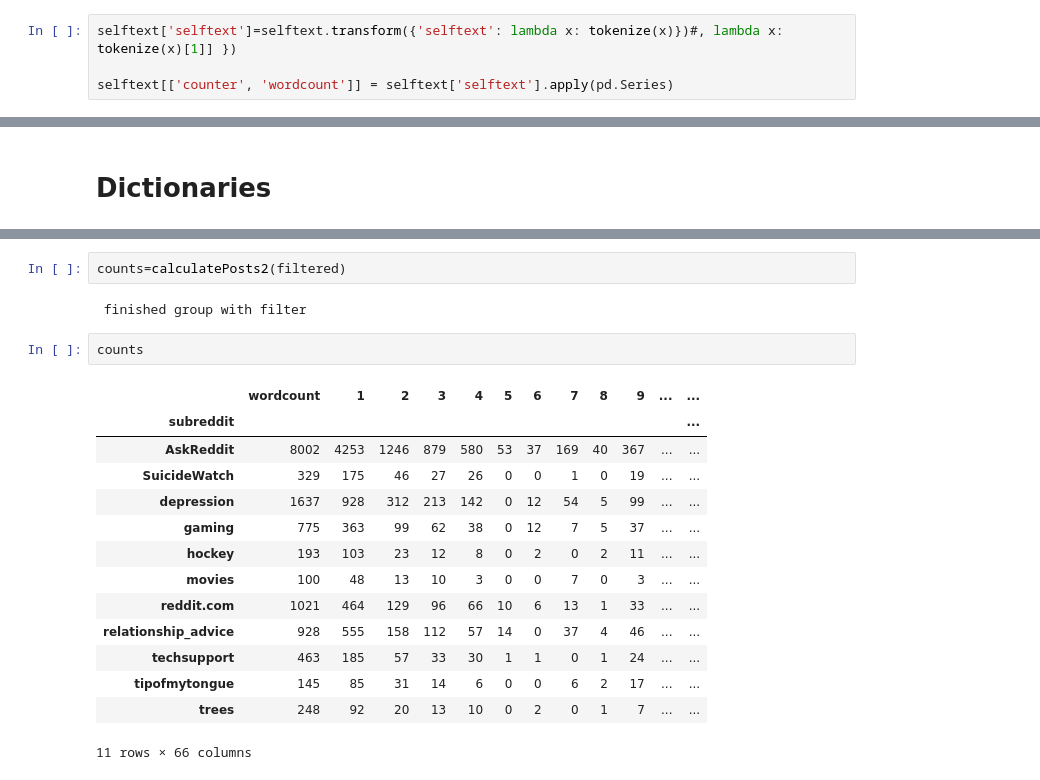
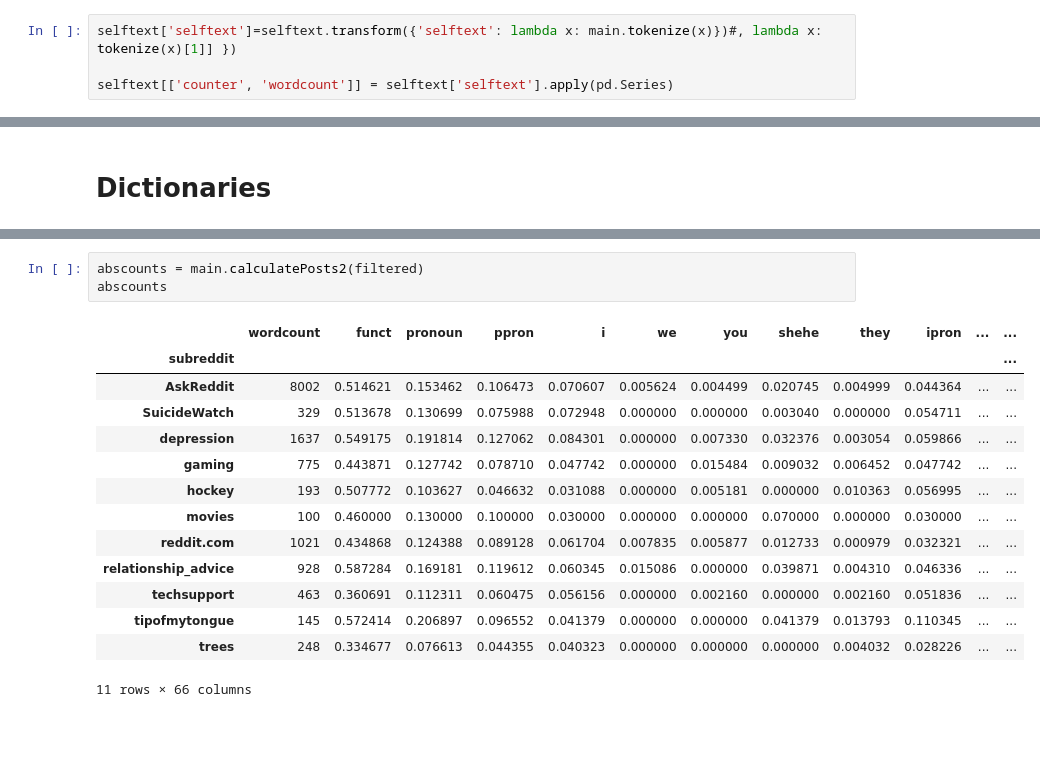
Before and after one commit to KChalk/RedditBasics, a Jupyter notebook: sequential/main.ipynb, the cells around one changed output, grey strips where cells are left out. Saved outputs shown, nothing was run; the diff lists cells and outputs as text; blank space fills up the shorter version.

```diff
--- a/sequential/main.ipynb
+++ b/sequential/main.ipynb
@@ -57,5 +65,5 @@ selftext= alldata[alldata['is_self']] 	\
 # %%
-selftext['selftext']=selftext.transform({'selftext': lambda x: tokenize(x)})#, lambda x: tokenize(x)[1]] })
+selftext['selftext']=selftext.transform({'selftext': lambda x: main.tokenize(x)})#, lambda x: tokenize(x)[1]] })
 
 selftext[['counter', 'wordcount']] = selftext['selftext'].apply(pd.Series)
 # %%
@@ -164,21 +101,18 @@ DICTIONARIES=getdicts("LIWC2007_updated.dic")
 # %%
-counts=calculatePosts2(filtered)
+abscounts = main.calculatePosts2(filtered)
+abscounts
 # %% [output]
+|  | wordcount | funct | pronoun | ppron | i | we | you | shehe | they | ipron | ... | ... |
+| subreddit |  |  |  |  |  |  |  |  |  |  |  | ... |
+| AskReddit | 8002 | 0.514621 | 0.153462 | 0.106473 | 0.070607 | 0.005624 | 0.004499 | 0.020745 | 0.004999 | 0.044364 | ... | ... |
+| SuicideWatch | 329 | 0.513678 | 0.130699 | 0.075988 | 0.072948 | 0.000000 | 0.000000 | 0.003040 | 0.000000 | 0.054711 | ... | ... |
+| depression | 1637 | 0.549175 | 0.191814 | 0.127062 | 0.084301 | 0.000000 | 0.007330 | 0.032376 | 0.003054 | 0.059866 | ... | ... |
+| gaming | 775 | 0.443871 | 0.127742 | 0.078710 | 0.047742 | 0.000000 | 0.015484 | 0.009032 | 0.006452 | 0.047742 | ... | ... |
+| hockey | 193 | 0.507772 | 0.103627 | 0.046632 | 0.031088 | 0.000000 | 0.005181 | 0.000000 | 0.010363 | 0.056995 | ... | ... |
+| movies | 100 | 0.460000 | 0.130000 | 0.100000 | 0.030000 | 0.000000 | 0.000000 | 0.070000 | 0.000000 | 0.030000 | ... | ... |
+| reddit.com | 1021 | 0.434868 | 0.124388 | 0.089128 | 0.061704 | 0.007835 | 0.005877 | 0.012733 | 0.000979 | 0.032321 | ... | ... |
+| relationship_advice | 928 | 0.587284 | 0.169181 | 0.119612 | 0.060345 | 0.015086 | 0.000000 | 0.039871 | 0.004310 | 0.046336 | ... | ... |
+| techsupport | 463 | 0.360691 | 0.112311 | 0.060475 | 0.056156 | 0.000000 | 0.002160 | 0.000000 | 0.002160 | 0.051836 | ... | ... |
+| tipofmytongue | 145 | 0.572414 | 0.206897 | 0.096552 | 0.041379 | 0.000000 | 0.000000 | 0.041379 | 0.013793 | 0.110345 | ... | ... |
+| trees | 248 | 0.334677 | 0.076613 | 0.044355 | 0.040323 | 0.000000 | 0.000000 | 0.000000 | 0.004032 | 0.028226 | ... | ... |
- finished group with filter
+11 rows × 66 columns
-# %%
-counts
-# %% [output]
-|  | wordcount | 1 | 2 | 3 | 4 | 5 | 6 | 7 | 8 | 9 | ... | ... |
-| subreddit |  |  |  |  |  |  |  |  |  |  |  | ... |
-| AskReddit | 8002 | 4253 | 1246 | 879 | 580 | 53 | 37 | 169 | 40 | 367 | ... | ... |
-| SuicideWatch | 329 | 175 | 46 | 27 | 26 | 0 | 0 | 1 | 0 | 19 | ... | ... |
-| depression | 1637 | 928 | 312 | 213 | 142 | 0 | 12 | 54 | 5 | 99 | ... | ... |
-| gaming | 775 | 363 | 99 | 62 | 38 | 0 | 12 | 7 | 5 | 37 | ... | ... |
-| hockey | 193 | 103 | 23 | 12 | 8 | 0 | 2 | 0 | 2 | 11 | ... | ... |
-| movies | 100 | 48 | 13 | 10 | 3 | 0 | 0 | 7 | 0 | 3 | ... | ... |
-| reddit.com | 1021 | 464 | 129 | 96 | 66 | 10 | 6 | 13 | 1 | 33 | ... | ... |
-| relationship_advice | 928 | 555 | 158 | 112 | 57 | 14 | 0 | 37 | 4 | 46 | ... | ... |
-| techsupport | 463 | 185 | 57 | 33 | 30 | 1 | 1 | 0 | 1 | 24 | ... | ... |
-| tipofmytongue | 145 | 85 | 31 | 14 | 6 | 0 | 0 | 6 | 2 | 17 | ... | ... |
-| trees | 248 | 92 | 20 | 13 | 10 | 0 | 2 | 0 | 1 | 7 | ... | ... |
-11 rows × 66 columns
```
Also changed, not shown: parts of 6 cells of this notebook, 2 other files.
